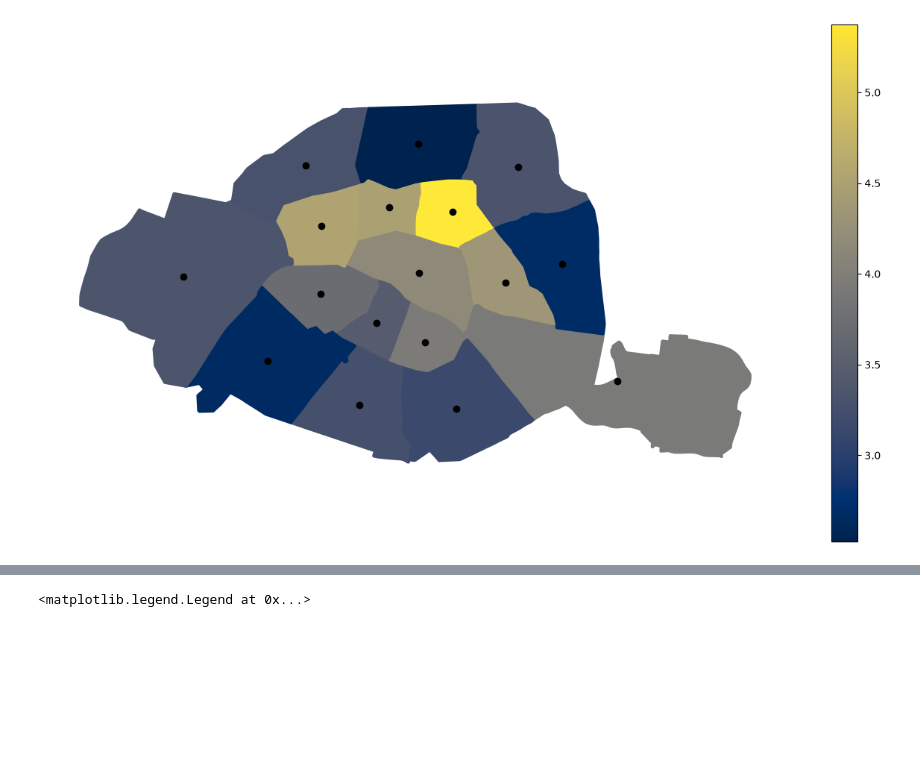
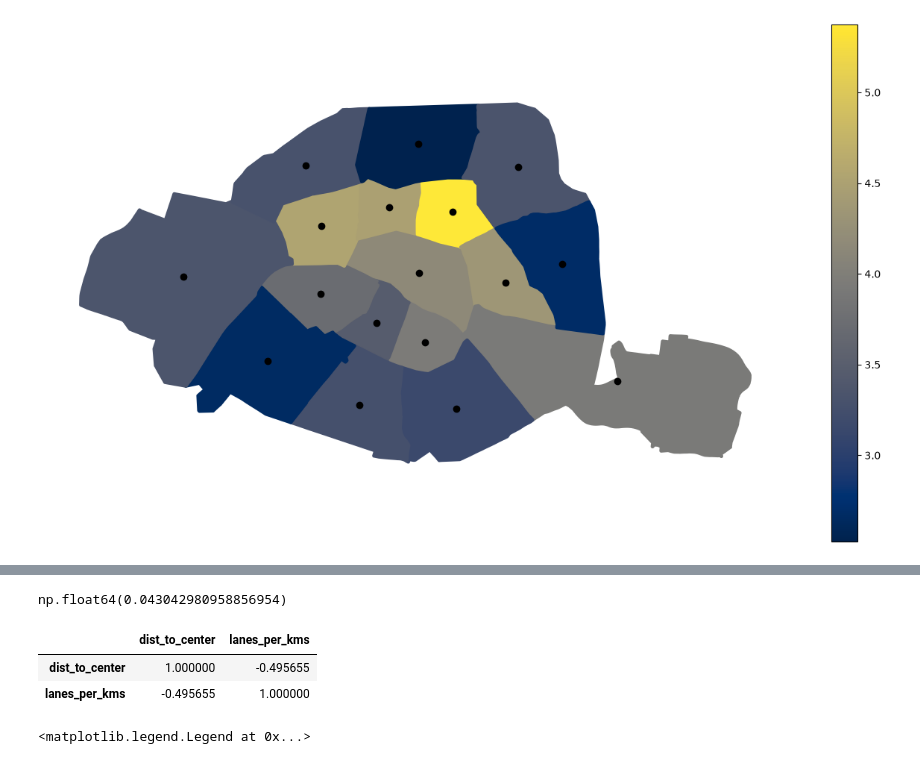
Before and after one commit to csebastiao/paris_orderbike, a Jupyter notebook: notebooks/analyze_gini.ipynb, the cells around one changed output, grey strips where cells are left out. Saved outputs shown, nothing was run; the diff lists cells and outputs as text; code cells hidden in the pictures; blank space fills up the shorter version.

```diff
--- a/notebooks/analyze_gini.ipynb
+++ b/notebooks/analyze_gini.ipynb
@@ -119,3 +142,13 @@ Text(0, 0.5, 'Lane kilometer per kilometer square')
+# %%
+p_value
+# %% [output]
+np.float64(0.043042980958856954)
+# %%
+gdf_sjoin[["dist_to_center", "lanes_per_kms"]].corr()
+# %% [output]
+|  | dist_to_center | lanes_per_kms |
+| dist_to_center | 1.000000 | -0.495655 |
+| lanes_per_kms | -0.495655 | 1.000000 |
 # %%
 TIMESTAMPS = [
     "2021-01-01",
```
Also changed, not shown: parts of 4 cells of this notebook, 9 other files.
